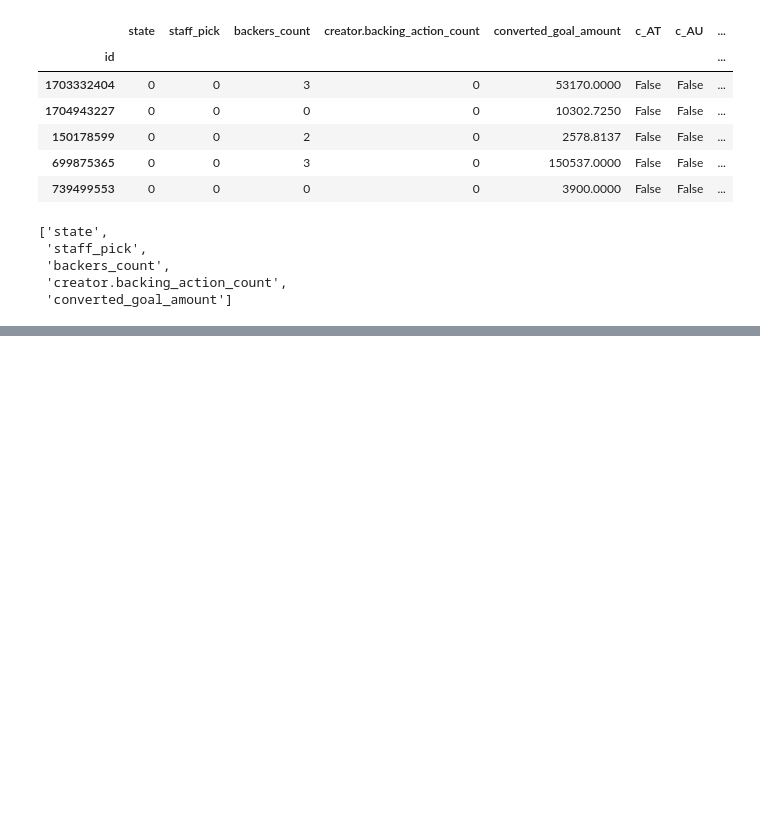
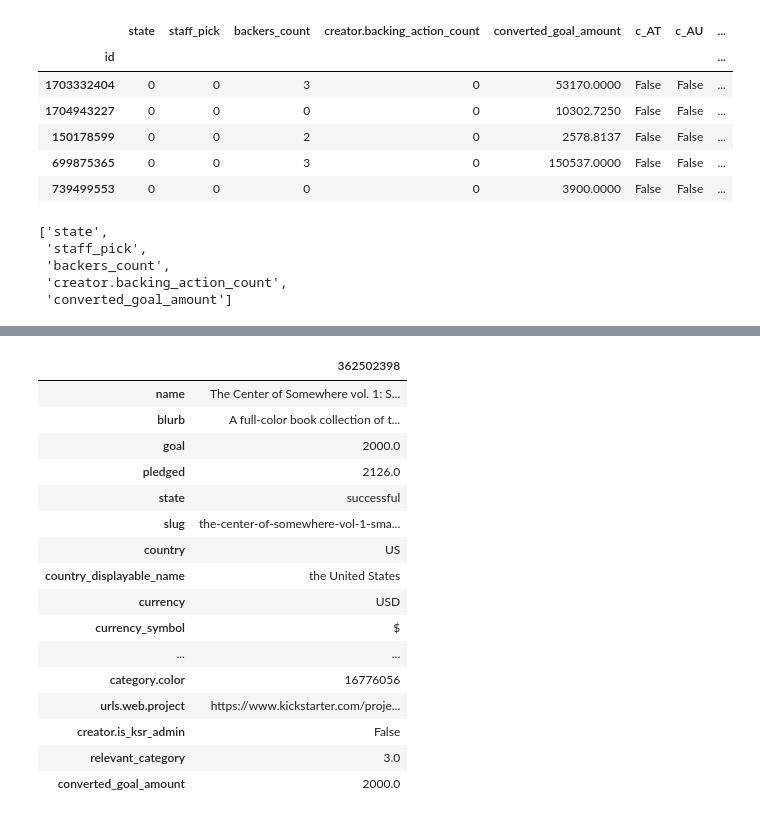
Before and after one commit to blue-santa/kickstarter-campaign-analysis, a Jupyter notebook: project-files/04-05-pre-processing-training-modeling/04-05-kickstarter-process-train-model.ipynb, the cells around one changed output, grey strips where cells are left out. Saved outputs shown, nothing was run; the diff lists cells and outputs as text; code cells hidden in the pictures; blank space fills up the shorter version.

```diff
--- a/project-files/04-05-pre-processing-training-modeling/04-05-kickstarter-process-train-model.ipynb
+++ b/project-files/04-05-pre-processing-training-modeling/04-05-kickstarter-process-train-model.ipynb
@@ -1062,0 +1083,2 @@ df_d[df_d['c_AT']].head()
+# %%
+df_pred['state'] = np.array(pred_comic[0])
@@ -1062,0 +1172,2 @@ df_d[df_d['c_AT']].head()
+# %%
+pred_comic_cluster = pipeline.predict(df_pred)
@@ -1062,0 +1180,2 @@ df_d[df_d['c_AT']].head()
+# %%
+temp_df = df_d[df_d['cluster'] == pred_comic_cluster[0]]
@@ -1062,0 +1330,22 @@ df_d[df_d['c_AT']].head()
+# %%
+temp_idx = pd.DataFrame(temp_df.iloc[371]).columns[0]
+# %%
+pd.DataFrame(df.loc[temp_idx])
+# %% [output]
+|  | 362502398 |
+| name | The Center of Somewhere vol. 1: S... |
+| blurb | A full-color book collection of t... |
+| goal | 2000.0 |
+| pledged | 2126.0 |
+| state | successful |
+| slug | the-center-of-somewhere-vol-1-sma... |
+| country | US |
+| country_displayable_name | the United States |
+| currency | USD |
+| currency_symbol | $ |
+| ... | ... |
+| category.color | 16776056 |
+| urls.web.project | https://www.kickstarter.com/proje... |
+| creator.is_ksr_admin | False |
+| relevant_category | 3.0 |
+| converted_goal_amount | 2000.0 |
```
Also changed, not shown: parts of 65 cells of this notebook.
